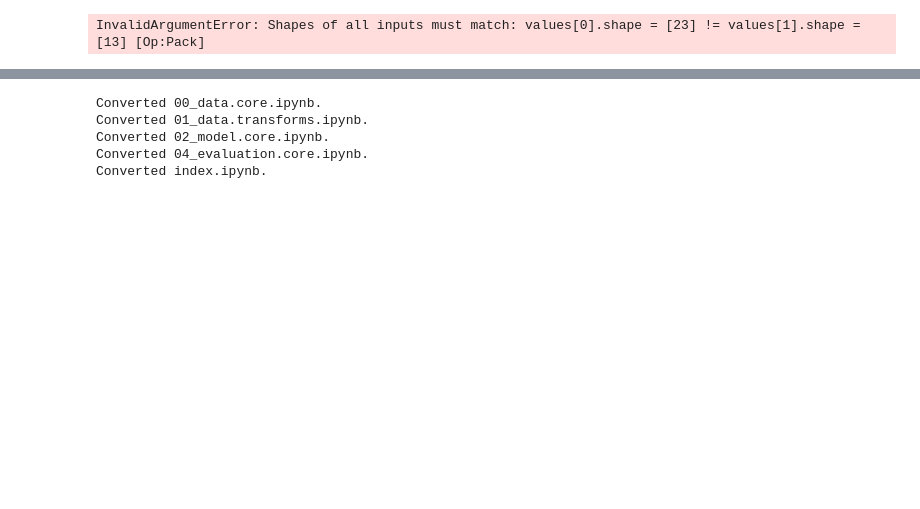
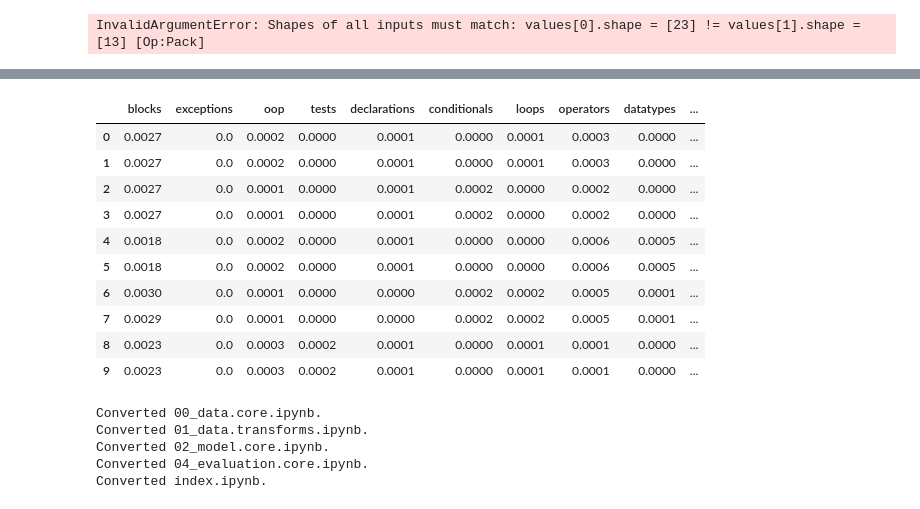
Before and after one commit to ArtificialSoftwareEngineering/InterpretingCodeGeneration, a Jupyter notebook: nbs/04_evaluation.core.ipynb, the cells around one changed output, grey strips where cells are left out. Saved outputs shown, nothing was run; the diff lists cells and outputs as text; code cells hidden in the pictures; blank space fills up the shorter version.

```diff
--- a/nbs/04_evaluation.core.ipynb
+++ b/nbs/04_evaluation.core.ipynb
@@ -953,0 +902,6 @@ results
+# %%
+path = Path("/home/jovyan/work")
+data_path = path / "dvc-icodegen/datasets"
+model_path = path / "dvc-icodegen/models/controlled/rnns/"
+experiment_path = path / "dvc-icodegen/nbs_experiments/results/analyses"
+results = evaluate(data_path, model_path, experiment_path)
@@ -954,3 +924,21 @@ results
+# %%
+error_taxonomy_df = pd.read_json(
+    experiment_path / "rnn_layers1_vocab10000_embed256_units1024/bug_fix_error_taxonomy.jsonl", orient="records", lines=True
+)
+# %%
+error_taxonomy_df.head(10)
+# %% [output]
+|  | blocks | exceptions | oop | tests | declarations | conditionals | loops | operators | datatypes | ... |
+| 0 | 0.0027 | 0.0 | 0.0002 | 0.0000 | 0.0001 | 0.0000 | 0.0001 | 0.0003 | 0.0000 | ... |
+| 1 | 0.0027 | 0.0 | 0.0002 | 0.0000 | 0.0001 | 0.0000 | 0.0001 | 0.0003 | 0.0000 | ... |
+| 2 | 0.0027 | 0.0 | 0.0001 | 0.0000 | 0.0001 | 0.0002 | 0.0000 | 0.0002 | 0.0000 | ... |
+| 3 | 0.0027 | 0.0 | 0.0001 | 0.0000 | 0.0001 | 0.0002 | 0.0000 | 0.0002 | 0.0000 | ... |
+| 4 | 0.0018 | 0.0 | 0.0002 | 0.0000 | 0.0001 | 0.0000 | 0.0000 | 0.0006 | 0.0005 | ... |
+| 5 | 0.0018 | 0.0 | 0.0002 | 0.0000 | 0.0001 | 0.0000 | 0.0000 | 0.0006 | 0.0005 | ... |
+| 6 | 0.0030 | 0.0 | 0.0001 | 0.0000 | 0.0000 | 0.0002 | 0.0002 | 0.0005 | 0.0001 | ... |
+| 7 | 0.0029 | 0.0 | 0.0001 | 0.0000 | 0.0000 | 0.0002 | 0.0002 | 0.0005 | 0.0001 | ... |
+| 8 | 0.0023 | 0.0 | 0.0003 | 0.0002 | 0.0001 | 0.0000 | 0.0001 | 0.0001 | 0.0000 | ... |
+| 9 | 0.0023 | 0.0 | 0.0003 | 0.0002 | 0.0001 | 0.0000 | 0.0001 | 0.0001 | 0.0000 | ... |
 # %%
 # hide
 from nbdev.export import notebook2script
```
Also changed, not shown: parts of 17 cells of this notebook.
